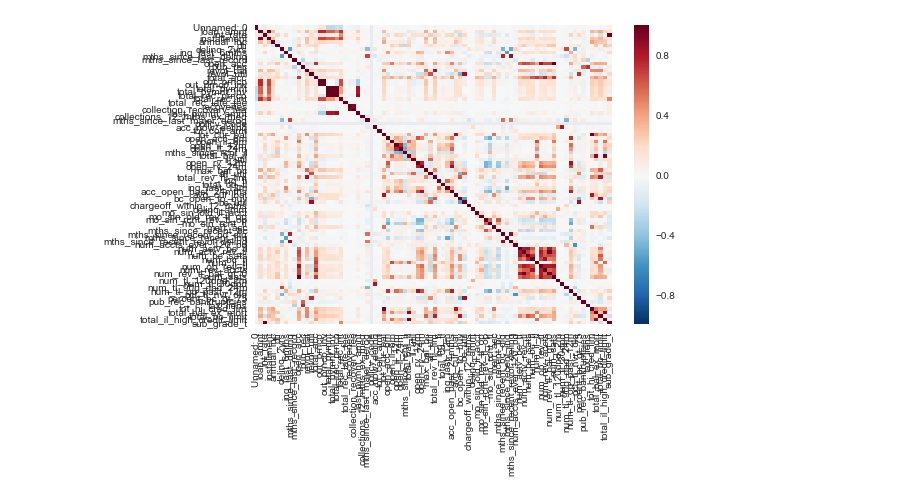
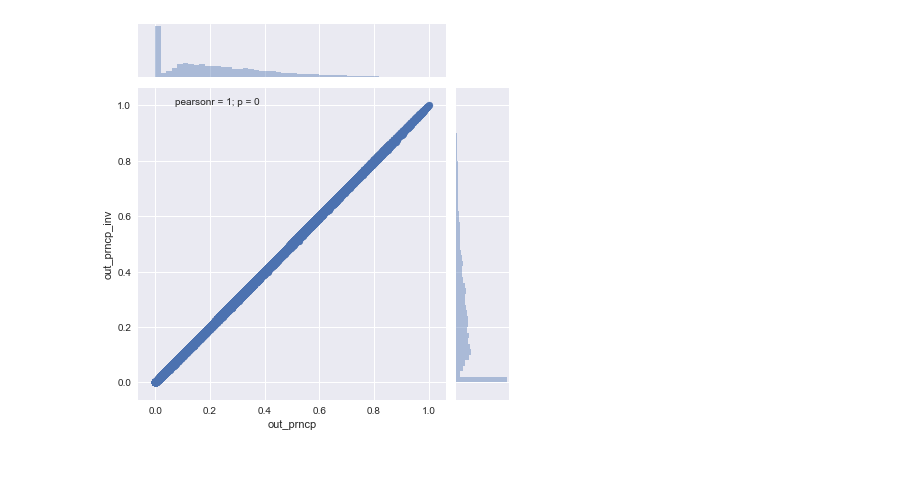
Before and after one commit to devyohan/fc_team_project2, a Jupyter notebook: Analyze_YG.ipynb, the cells around one changed output. Cells and saved outputs as stored; diff of their text form; code cells hidden in the pictures; blank space fills up the shorter version.

```diff
--- a/Analyze_YG.ipynb
+++ b/Analyze_YG.ipynb
@@ -40,7 +18,0 @@ pd.options.display.max_columns=120
-# %%
-#grade to integer
-from sklearn.preprocessing import LabelEncoder
-le = LabelEncoder()
-le.fit(df0["sub_grade"].value_counts().index.sort_values())
-le.classes_
-df0["sub_grade_t"]=le.transform(df0["sub_grade"])
@@ -52,0 +26,3 @@ plt.show()
+# %%
+# 첫 과정에서 뺀것은 대출 이후 발생해서 int_rate에 영향을 주지 않은값들
+df0.drop(['out_prncp', 'out_prncp_inv', 'total_pymnt', 'total_pymnt', 'total_pymnt_inv', 'total_rec_prncp', 'total_rec_int', 'total_rec_late_fee', 'recoveries', 'collection_recovery_fee', 'collections_12_mths_ex_med'], axis=1, inplace=True)
@@ -52,0 +37,3 @@ plt.show()
+# %%
+#두번째로 뺴는 값은 절대값 corr()>0.8 인 값들
+df0 = df0.drop(['loan_amnt', 'mths_since_last_delinq', 'open_acc', 'revol_util', 'revol_bal', 'acc_now_delinq', 'tot_cur_bal', 'total_bal_il', 'open_rv_12m' ,'open_rv_24m', 'bc_open_to_buy', 'bc_util', 'mths_since_recent_bc_dlq', 'num_actv_bc_tl', 'num_bc_tl', 'num_op_rev_tl', 'total_bal_ex_mort'], axis=1)
@@ -53,5 +209,5 @@ plt.show()
 # %%
-sns.heatmap(df0.corr())
+sns.jointplot(df0["out_prncp"],df0["out_prncp_inv"])
 plt.show()
 # %% [output]
-[figure, old version]
+[figure, new version]
```
Also changed, not shown: parts of 18 cells of this notebook, 1 other file.
